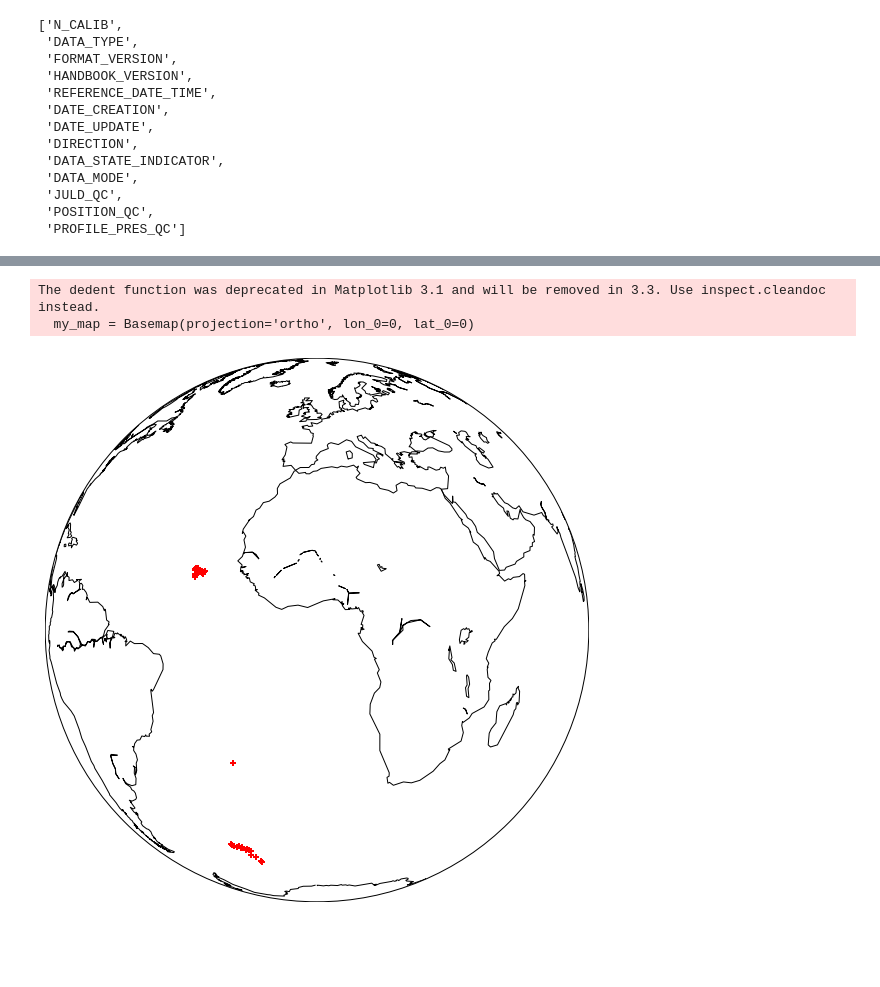
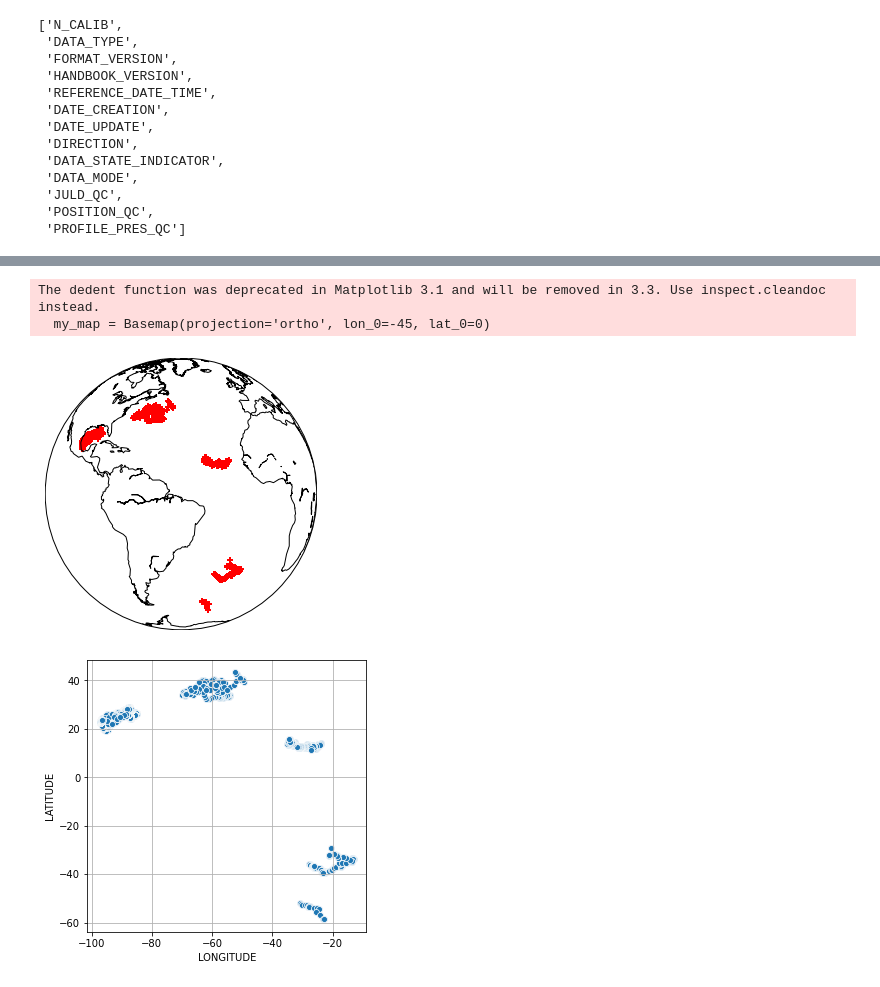
Before and after one commit to mlopez13/argo_temperatures, a Jupyter notebook: argo_temperatures.ipynb, the cells around one changed output, grey strips where cells are left out. Cells and saved outputs as stored; diff of their text form; code cells hidden in the pictures; blank space fills up the shorter version.

```diff
--- a/argo_temperatures.ipynb
+++ b/argo_temperatures.ipynb
@@ -34,7 +34,7 @@ Data variables:
     Conventions:          Argo-3.1 CF-1.6
     featureType:          trajectoryProfile
 # %%
-variables = [item for item in list(ds.data_vars) if 'HISTORY' not in item]
+variables = [var for var in list(ds.data_vars) if 'HISTORY' not in var]
 df = ds[variables].to_dataframe()
 df = df.reset_index()
 print('Shape: {}'.format(df.shape))
@@ -77,7 +77,7 @@ drop_cols
 # %%
 df = df.drop(columns=drop_cols)
 # %%
-mask = (df['N_PROF'] < 50) & (df['N_PARAM'] == 0)
+mask = df['N_PARAM'] == 0
 my_df = df[mask]
 my_df = my_df[['N_PROF', 'LONGITUDE', 'LATITUDE', 'TEMP', 'PRES']].dropna()
 my_df
@@ -104,11 +104,18 @@ plt.show()
 # %%
-plt.figure(figsize=(10, 10))
-my_map = Basemap(projection='ortho', lon_0=0, lat_0=0)
+plt.figure(figsize=(5, 5))
+my_map = Basemap(projection='ortho', lon_0=-45, lat_0=0)
 my_map.drawcoastlines()
 x, y = my_map(my_df['LONGITUDE'].to_list(), my_df['LATITUDE'].to_list())
 my_map.scatter(x, y, marker='+', color='r')
 plt.show()
 # %% [output]
 The dedent function was deprecated in Matplotlib 3.1 and will be removed in 3.3. Use inspect.cleandoc instead.
-  my_map = Basemap(projection='ortho', lon_0=0, lat_0=0)
+  my_map = Basemap(projection='ortho', lon_0=-45, lat_0=0)
-[figure, old version]
+[figure, new version]
+# %%
+plt.figure(figsize=(5, 5))
+sns.scatterplot(x='LONGITUDE', y='LATITUDE', units='N_PROF', estimator=None, data=my_df)
+plt.grid()
+plt.show()
+# %% [output]
+[figure, added]
```
Also changed, not shown: parts of 4 cells of this notebook.
